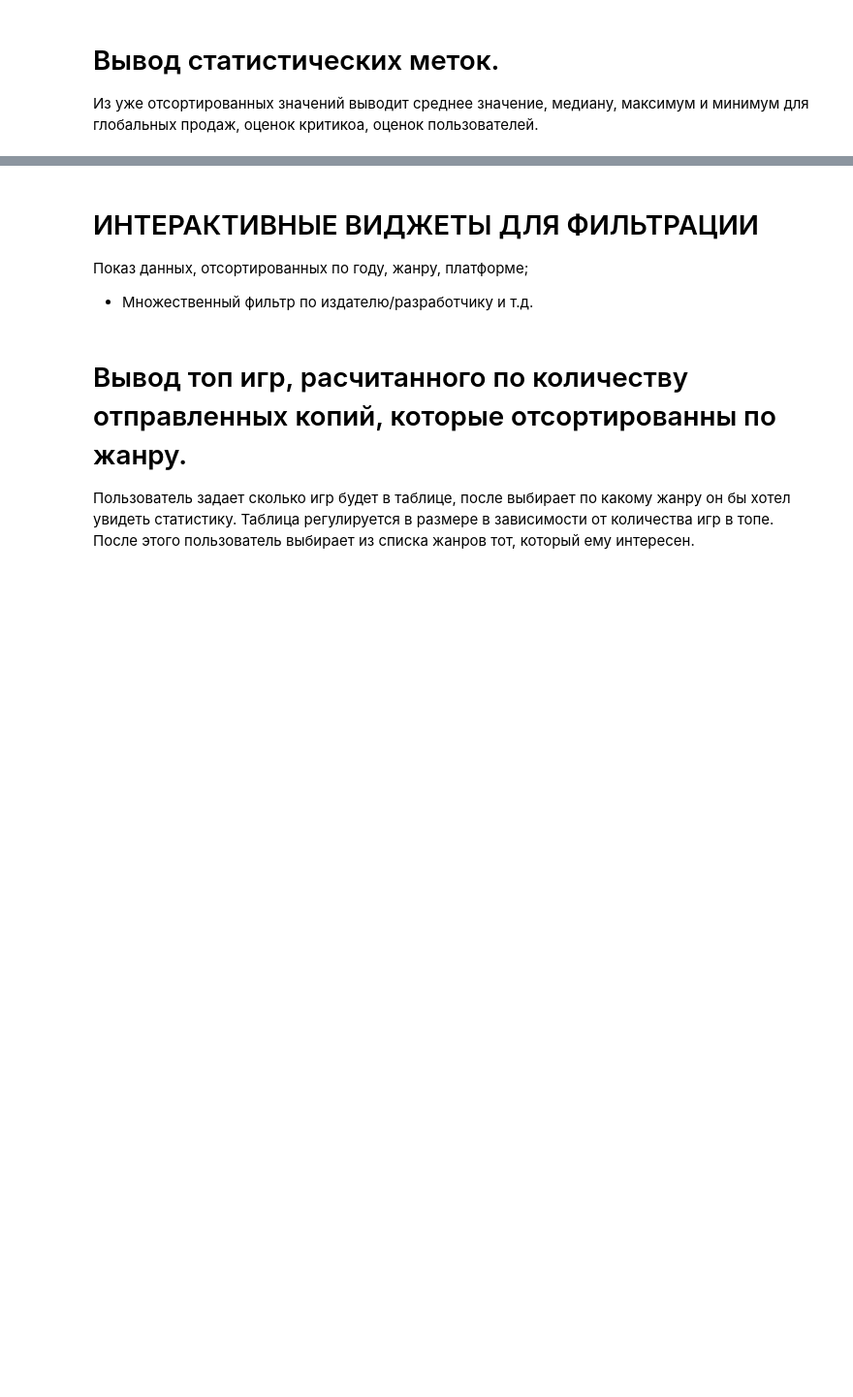
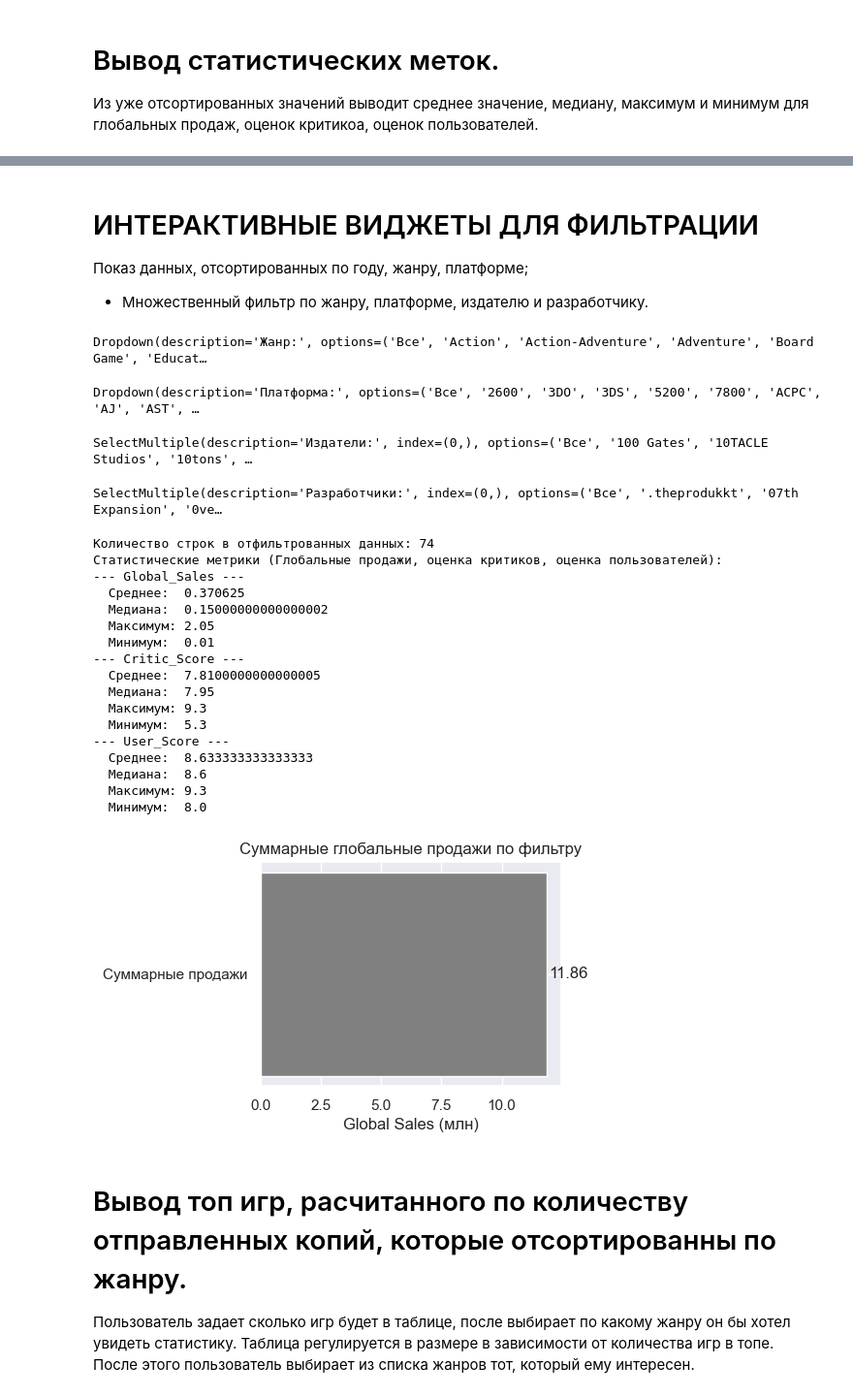
Before and after one commit to Alkotju/game-sales, a Jupyter notebook: vgsales.ipynb, the cells around one changed output, grey strips where cells are left out. Shown at 97% size. Drawn from its saved outputs; the diff is of its cells as text; code cells hidden in the pictures; blank space fills up the shorter version.

```diff
--- a/vgsales.ipynb
+++ b/vgsales.ipynb
@@ -260,22 +408,14 @@ plot_correlation_heatmap()
 # %% [markdown]
 # ИНТЕРАКТИВНЫЕ ВИДЖЕТЫ ДЛЯ ФИЛЬТРАЦИИ
 Показ данных, отсортированных по году, жанру, платформе;
-  -  Множественный фильтр по издателю/разработчику и т.д.
+  -  Множественный фильтр по жанру, платформе, издателю и разработчику.
 # %%
-unique_years = sorted([int(y) for y in data['Year'].unique() if str(y).isdigit() and int(y) != -1])
-unique_years = pd.Series(unique_years)
-unique_years = unique_years.dropna()
-unique_years = sorted(unique_years.tolist())
 unique_genres = sorted(data['Genre'].unique())
 unique_platforms = sorted(data['Platform'].unique())
 unique_publishers = sorted(data['Publisher'].unique())
 unique_devs = sorted(data['Developer'].unique())
 
-year_dropdown = widgets.Dropdown(
-    options=['Все'] + unique_years,
-    description='Год:',
-    value='Все'
-)
+
 
 genre_dropdown = widgets.Dropdown(
     options=['Все'] + unique_genres,
@@ -301,14 +441,9 @@ dev_select = widgets.SelectMultiple(
     value=['Все']
 )
 
-def filter_data(year, genre, platform, publishers, devs) -> pd.DataFrame:
+def filter_data(genre, platform, publishers, devs) -> pd.DataFrame:
     filtered = data.copy()
 
-    if year != 'Все':
-        if not check_existence_in_dataset('Year', year):
-            print("Нет данных по запрошенному году, измените вводимые данные на корректные.")
-            return pd.DataFrame()  # Пустой
-        filtered = filtered[filtered['Year'] == year]
 
     if genre != 'Все':
         if not check_existence_in_dataset('Genre', genre):
@@ -348,37 +483,58 @@ def plot_global_sales_bar(filtered_data: pd.DataFrame):
 
     total_sales = temp_data['Global_Sales'].sum()
 
     fig, ax = plt.subplots(figsize=(4, 3))
     ax.barh(['Суммарные продажи'], [total_sales], color='gray')
     ax.set_title("Суммарные глобальные продажи по фильтру")
     ax.set_xlabel("Global Sales (млн)")
     for i, v in enumerate([total_sales]):
         ax.text(v + 0.1, i, f"{v:.2f}", va='center')
     plt.show()
 
 def on_change_filter(*args):
-    year_val = year_dropdown.value
     genre_val = genre_dropdown.value
     platform_val = platform_dropdown.value
     publisher_val = list(publisher_select.value)
     dev_val = list(dev_select.value)
 
-    filtered_data = filter_data(year_val, genre_val, platform_val, publisher_val, dev_val)
+    filtered_data = filter_data(genre_val, platform_val, publisher_val, dev_val)
 
     if filtered_data.empty:
         print("Отфильтрованные данные пусты. Проверьте корректность введённых фильтров.")
     else:
         print(f"Количество строк в отфильтрованных данных: {len(filtered_data)}")
         print_statistics(filtered_data)
         plot_global_sales_bar(filtered_data)
 
-year_dropdown.observe(on_change_filter, 'value')
 genre_dropdown.observe(on_change_filter, 'value')
 platform_dropdown.observe(on_change_filter, 'value')
 publisher_select.observe(on_change_filter, 'value')
 dev_select.observe(on_change_filter, 'value')
 
-display(year_dropdown, genre_dropdown, platform_dropdown, publisher_select, dev_select)
+display(genre_dropdown, platform_dropdown, publisher_select, dev_select)
+# %% [output]
+Dropdown(description='Жанр:', options=('Все', 'Action', 'Action-Adventure', 'Adventure', 'Board Game', 'Educat…
+Dropdown(description='Платформа:', options=('Все', '2600', '3DO', '3DS', '5200', '7800', 'ACPC', 'AJ', 'AST', …
+SelectMultiple(description='Издатели:', index=(0,), options=('Все', '100 Gates', '10TACLE Studios', '10tons', …
+SelectMultiple(description='Разработчики:', index=(0,), options=('Все', '.theprodukkt', '07th Expansion', '0ve…
+Количество строк в отфильтрованных данных: 74
+Статистические метрики (Глобальные продажи, оценка критиков, оценка пользователей):
+--- Global_Sales ---
+  Среднее:  0.370625
+  Медиана:  0.15000000000000002
+  Максимум: 2.05
+  Минимум:  0.01
+--- Critic_Score ---
+  Среднее:  7.8100000000000005
+  Медиана:  7.95
+  Максимум: 9.3
+  Минимум:  5.3
+--- User_Score ---
+  Среднее:  8.633333333333333
+  Медиана:  8.6
+  Максимум: 9.3
+  Минимум:  8.0
+[figure, added]
 # %% [markdown]
 # Вывод топ игр, расчитанного по количеству отправленных копий, которые отсортированны по жанру.
 Пользователь задает сколько игр будет в таблице, после выбирает по какому жанру он бы хотел увидеть статистику. Таблица регулируется в размере в зависимости от количества игр в топе. После этого пользователь выбирает из списка жанров тот, который ему интересен.
```
Also changed, not shown: parts of 17 cells of this notebook.
